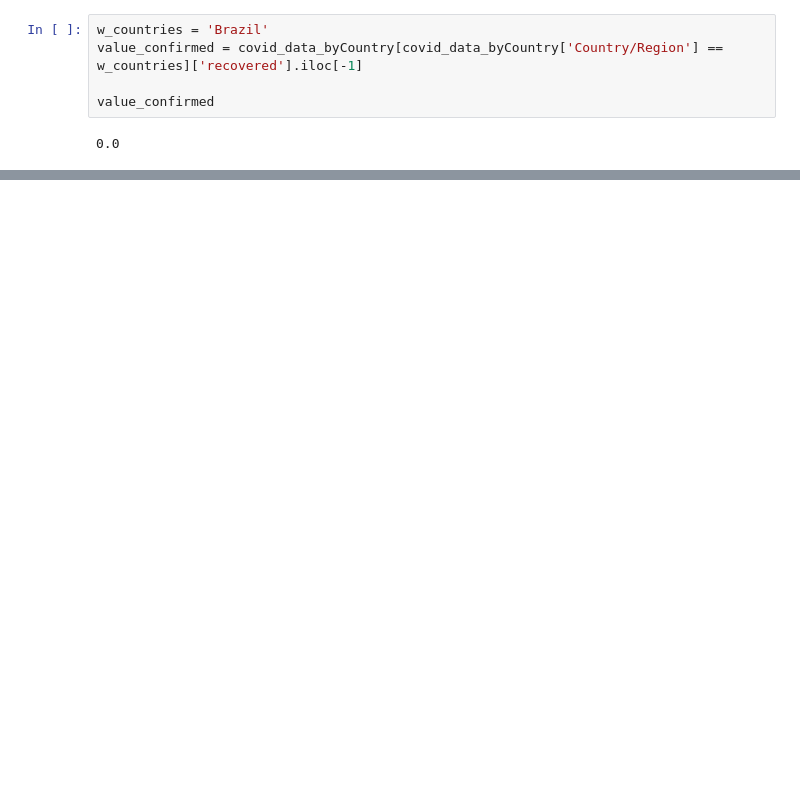
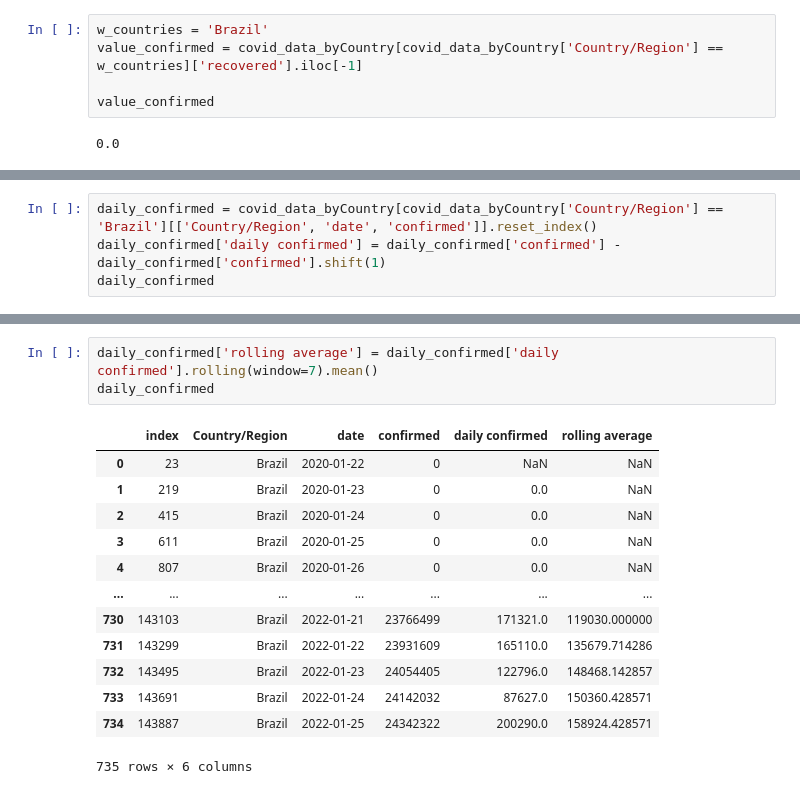
Before and after one commit to fabiobalbe/coviddash, a Jupyter notebook: notebook.ipynb, the cells around one changed output, grey strips where cells are left out. Drawn from its saved outputs; the diff is of its cells as text; blank space fills up the shorter version.

```diff
--- a/notebook.ipynb
+++ b/notebook.ipynb
@@ -166,0 +186,4 @@ value_confirmed
+# %%
+daily_confirmed = covid_data_byCountry[covid_data_byCountry['Country/Region'] == 'Brazil'][['Country/Region', 'date', 'confirmed']].reset_index()
+daily_confirmed['daily confirmed'] = daily_confirmed['confirmed'] - daily_confirmed['confirmed'].shift(1)
+daily_confirmed
@@ -166,0 +204,17 @@ value_confirmed
+# %%
+daily_confirmed['rolling average'] = daily_confirmed['daily confirmed'].rolling(window=7).mean()
+daily_confirmed
+# %% [output]
+|  | index | Country/Region | date | confirmed | daily confirmed | rolling average |
+| 0 | 23 | Brazil | 2020-01-22 | 0 | NaN | NaN |
+| 1 | 219 | Brazil | 2020-01-23 | 0 | 0.0 | NaN |
+| 2 | 415 | Brazil | 2020-01-24 | 0 | 0.0 | NaN |
+| 3 | 611 | Brazil | 2020-01-25 | 0 | 0.0 | NaN |
+| 4 | 807 | Brazil | 2020-01-26 | 0 | 0.0 | NaN |
+| ... | ... | ... | ... | ... | ... | ... |
+| 730 | 143103 | Brazil | 2022-01-21 | 23766499 | 171321.0 | 119030.000000 |
+| 731 | 143299 | Brazil | 2022-01-22 | 23931609 | 165110.0 | 135679.714286 |
+| 732 | 143495 | Brazil | 2022-01-23 | 24054405 | 122796.0 | 148468.142857 |
+| 733 | 143691 | Brazil | 2022-01-24 | 24142032 | 87627.0 | 150360.428571 |
+| 734 | 143887 | Brazil | 2022-01-25 | 24342322 | 200290.0 | 158924.428571 |
+735 rows × 6 columns
```
Also changed, not shown: parts of 7 cells of this notebook, 2 other files.
